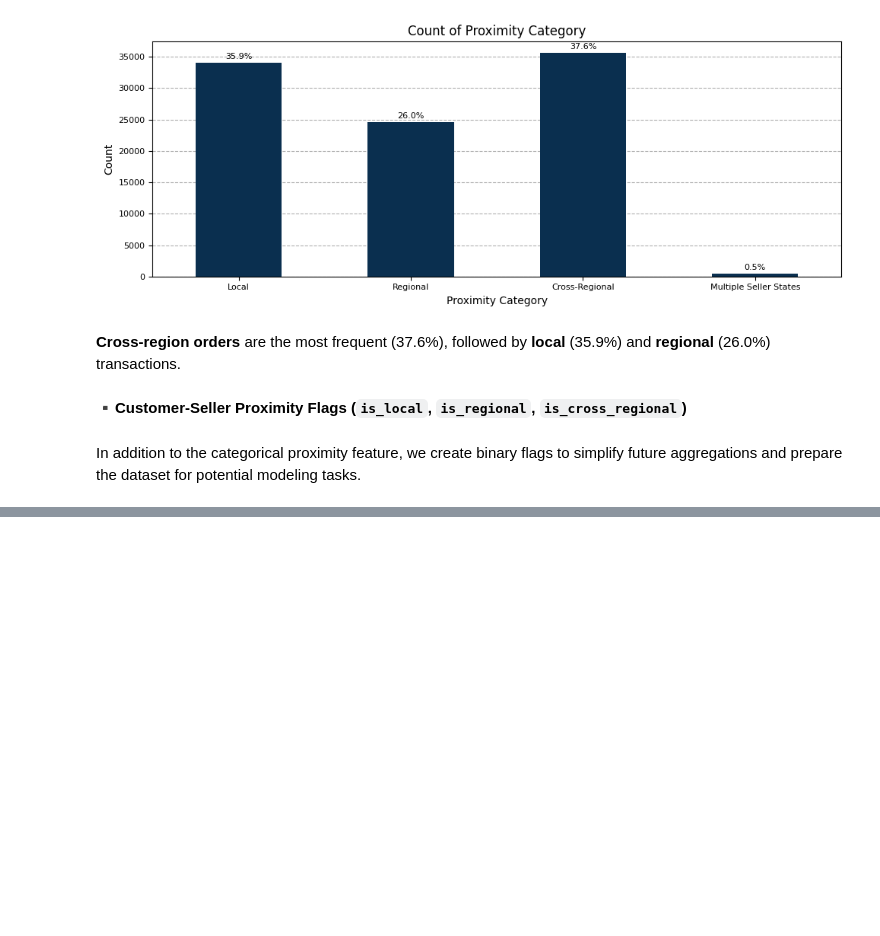
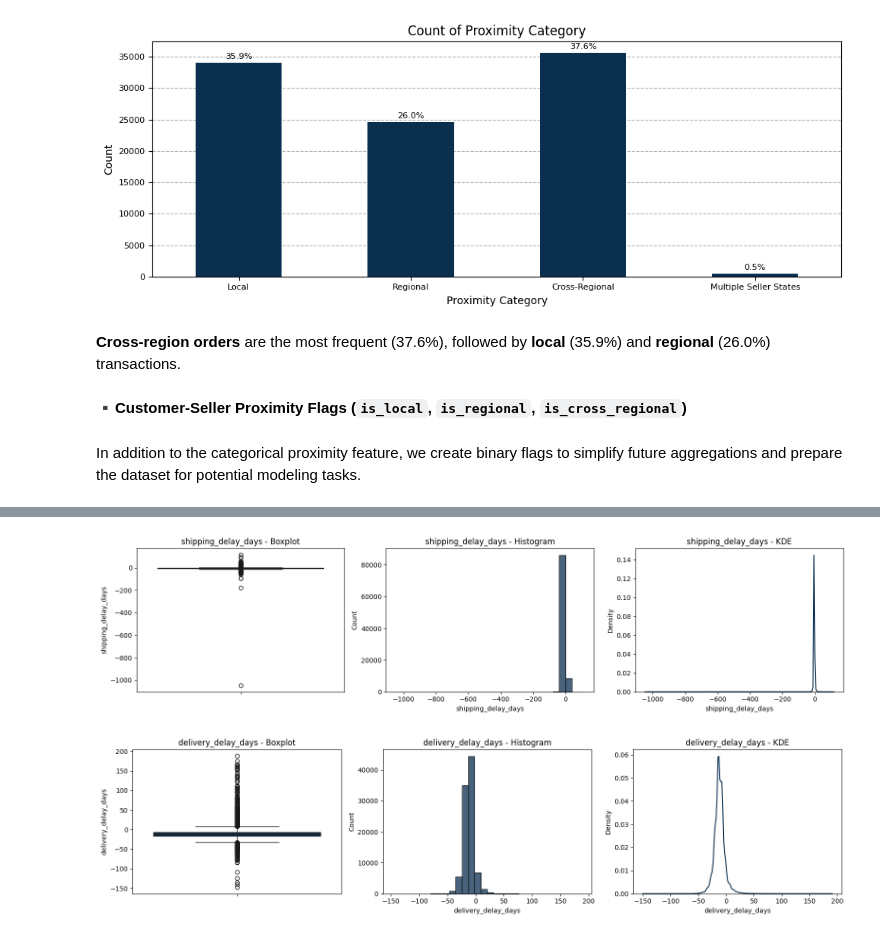
Before and after one commit to OlesyaEvseeva/customer-satisfaction-ecommerce, a Jupyter notebook: notebooks/02_data_integration_preprocessing.ipynb, the cells around one changed output, grey strips where cells are left out. Cells and saved outputs as stored; diff of their text form; code cells hidden in the pictures; blank space fills up the shorter version.

Commit message:
feat(notebook-2): create shipping & delivery features (delays, delay categories, status, binary flags)

```diff
--- a/notebooks/02_data_integration_preprocessing.ipynb
+++ b/notebooks/02_data_integration_preprocessing.ipynb
@@ -3514,0 +3527,18 @@ df_orders["is_cross_regional"] = (df_orders["proximity_category"] == "Cross-Regi
+# %%
+# Calculate shipping_delay_days
+df_orders["shipping_delay_days"] = (
+    df_orders["order_delivered_carrier_date"] - df_orders["shipping_limit_date"]
+).dt.days
+
+# Calculate delivery_delay_days
+df_orders["delivery_delay_days"] = (
+    df_orders["order_delivered_customer_date"]
+    - df_orders["order_estimated_delivery_date"]
+).dt.days
+
+# Plot distributions
+for col in ["shipping_delay_days", "delivery_delay_days"]:
+    u.numplots_univariate(col, df_orders)
+# %% [output]
+[figure, added]
+[figure, added]
```
Also changed, not shown: parts of 24 cells of this notebook.
